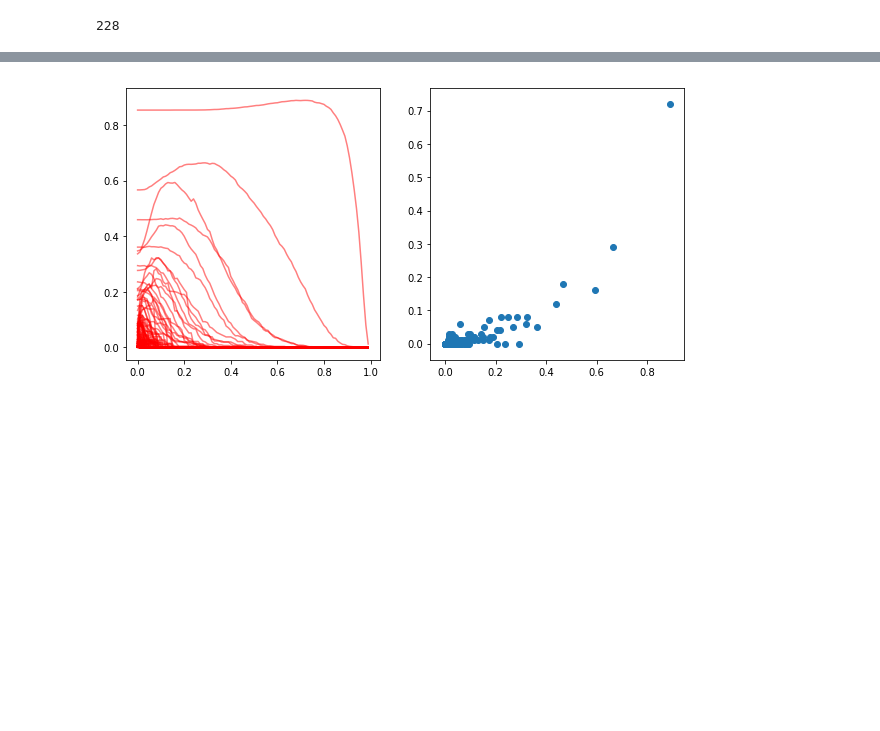
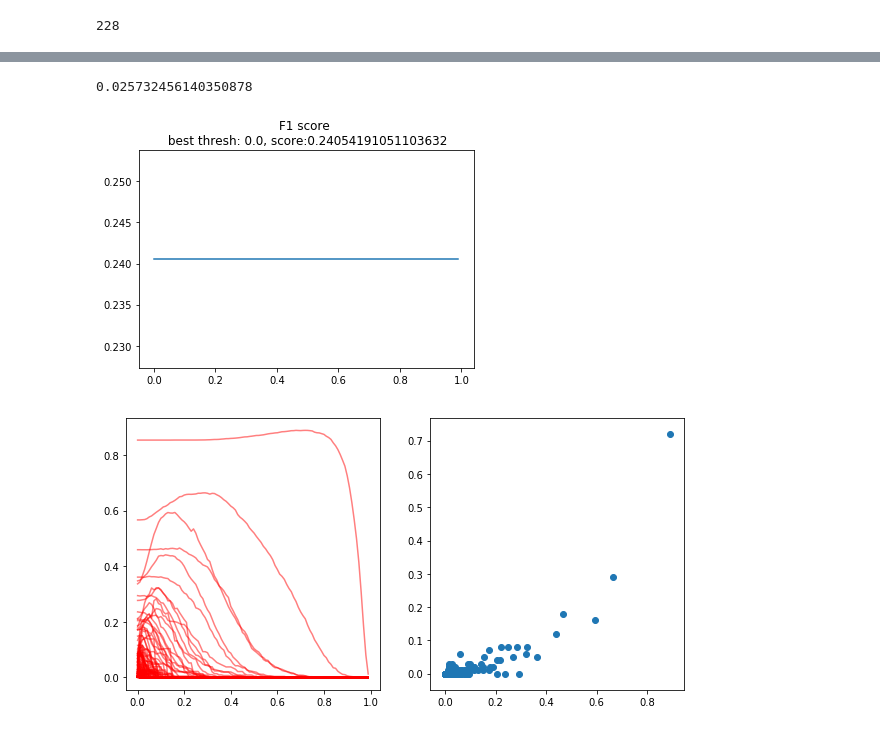
Before and after one commit to GougeC/iMaterialist_Challenge, a Jupyter notebook: Simple_Model.ipynb, the cells around one changed output, grey strips where cells are left out. Saved outputs shown, nothing was run; the diff lists cells and outputs as text; code cells hidden in the pictures; blank space fills up the shorter version.

```diff
--- a/Simple_Model.ipynb
+++ b/Simple_Model.ipynb
@@ -130,2 +202,0 @@ sgd = keras.optimizers.SGD(lr = .01)
-# %%
-training_gen2,Xval2,yval2 = training_utils.create_sequence_and_val(labels,5000,100,vgg16.preprocess_input)
@@ -134,8 +202,0 @@ vggmodel.compile(optimizer = sgd, loss =  keras.losses.binary_crossentropy , met
-# %%
-vggmodel.fit_generator(training_gen2,
-                     epochs = 5,
-                     steps_per_epoch= 100,
-                     validation_data = (Xval,yval),
-                     workers =6,
-                     use_multiprocessing = True,
-                     verbose = 1)
@@ -168,0 +203,20 @@ for i,layer in enumerate(vggmodel.layers):
+# %%
+adam = keras.optimizers.Adam(lr = .01)
+vggmodel.compile(optimizer = adam, loss =  keras.losses.binary_crossentropy , metrics = ['accuracy'])
+vggmodel.fit_generator(training_gen2,
+                     epochs = 4,
+                     steps_per_epoch= 100,
+                     validation_data = (Xval2,yval2),
+                     workers =6,
+                     use_multiprocessing = True,
+                     verbose = 1)
+
+sgd = keras.optimizers.SGD(lr = .001)
+vggmodel.compile(optimizer = sgd, loss =  keras.losses.binary_crossentropy , metrics = ['accuracy'])
+vggmodel.fit_generator(training_gen2,
+                     epochs = 2,
+                     steps_per_epoch= 100,
+                     validation_data = (Xval2,yval2),
+                     workers =6,
+                     use_multiprocessing = True,
+                     verbose = 1)
@@ -168,0 +237,10 @@ for i,layer in enumerate(vggmodel.layers):
+# %%
+def eval_model(model,X_val,y_val):
+    preds = model.predict(X_val)
+    thresholds = np.linspace(0,1,1000,endpoint=False)
+    f1s = []
+    for t in thresholds:
+        y_hat = preds > t
+        f1 = f1_score(y_val,y_hat,average = 'micro')
+        f1s.append(f1)
+    plotf1s(thresholds,f1s)
@@ -169,5 +254,13 @@ for i,layer in enumerate(vggmodel.layers):
 # %%
 preds = iv3model.predict(Xval)
+# %%
+yval.sum()/(2000*228)
+# %% [output]
+0.025732456140350878
+# %%
+eval_model(vggmodel,Xval2,yval2)
+# %% [output]
+[figure, added]
 # %%
 def find_best_f1(true_col,pred_col,ax):
 
```
Also changed, not shown: parts of 35 cells of this notebook, 1 other file.
